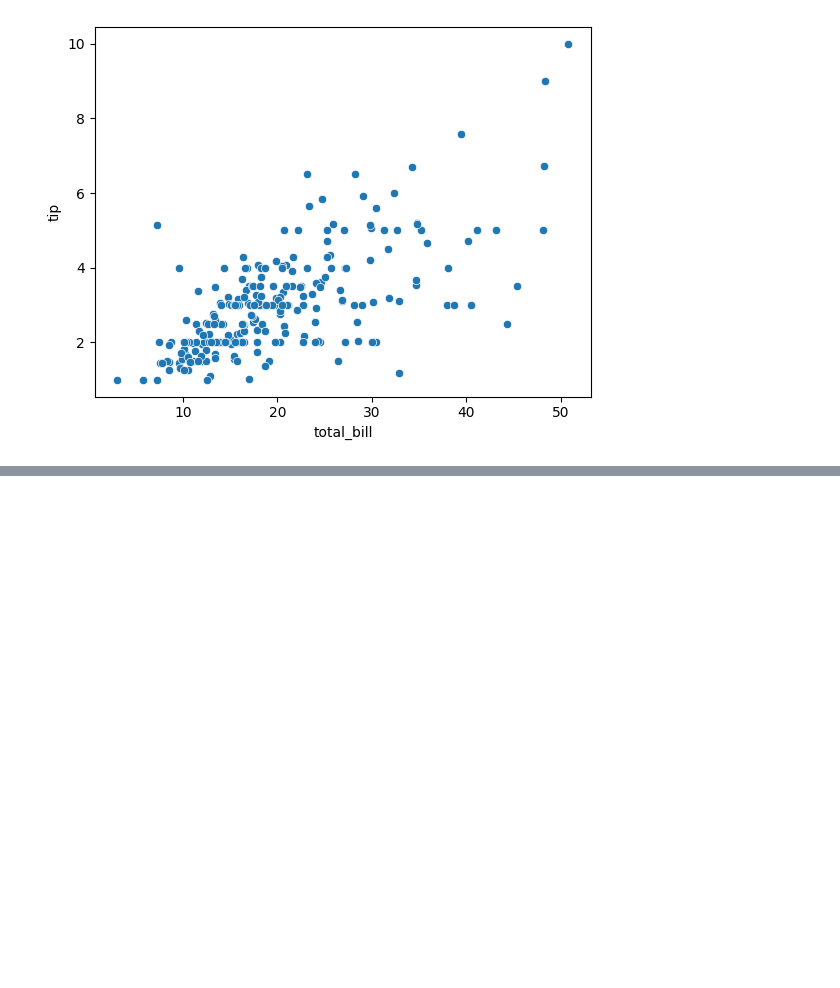
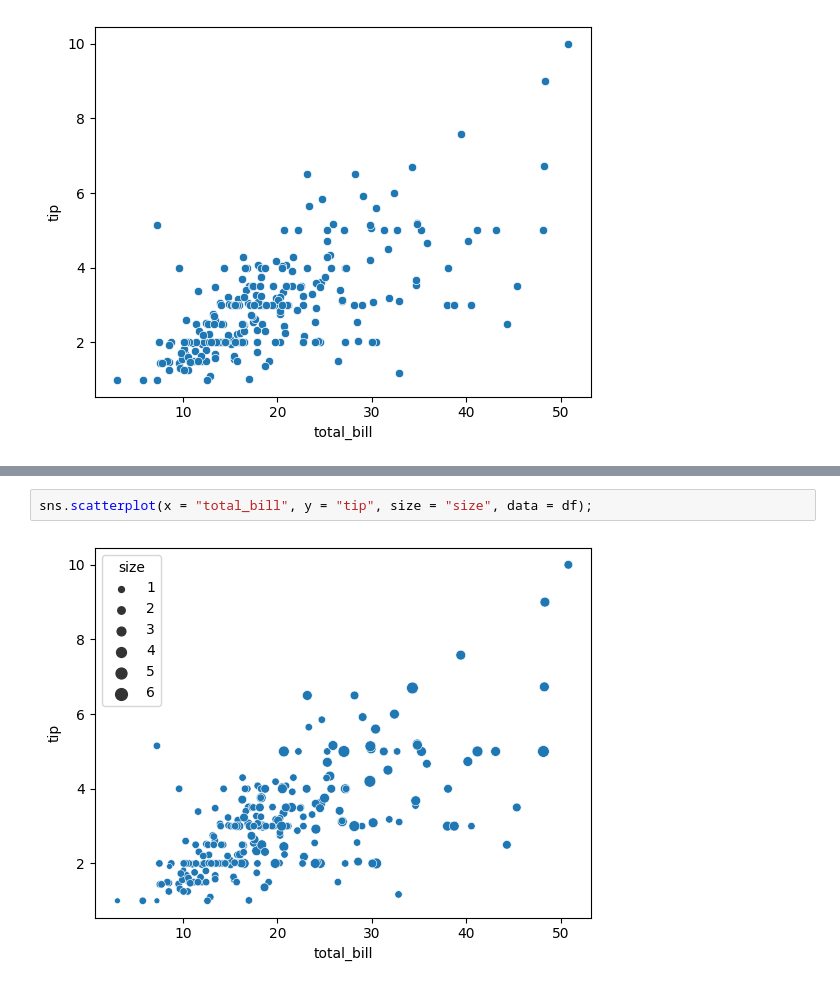
Before and after one commit to SparrowHere/Python-Self-Study-Notebook, a Jupyter notebook: Python Programming Basics.ipynb, the cells around one changed output, grey strips where cells are left out. Cells and saved outputs as stored; diff of their text form; blank space fills up the shorter version.

```diff
--- a/Python Programming Basics.ipynb
+++ b/Python Programming Basics.ipynb
@@ -5658,0 +5669,4 @@ sns.scatterplot(x = "total_bill", y = "tip", data = df);
+# %%
+sns.scatterplot(x = "total_bill", y = "tip", size = "size", data = df);
+# %% [output]
+[figure, added]
```
Also changed, not shown: parts of 11 cells of this notebook.
